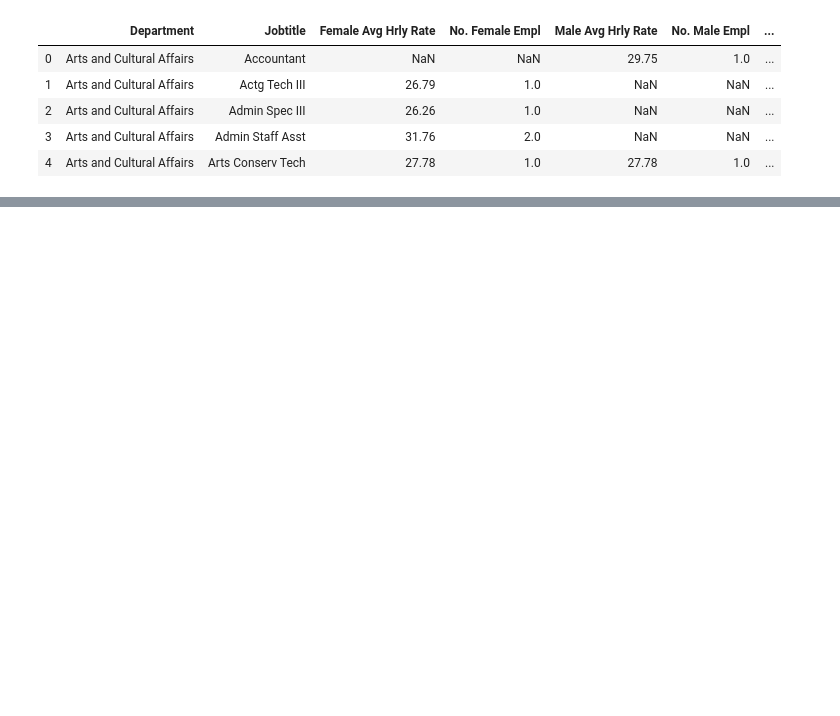
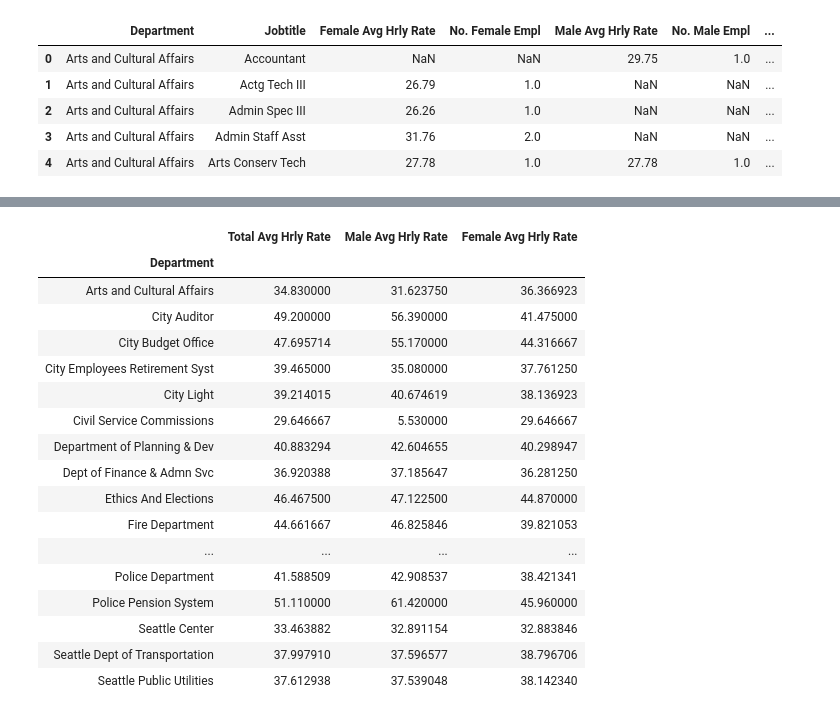
Before and after one commit to garrettsanders/Wage_Gap_Seattle, a Jupyter notebook: first_file_alex.ipynb, the cells around one changed output, grey strips where cells are left out. Cells and saved outputs as stored; diff of their text form; code cells hidden in the pictures; blank space fills up the shorter version.

```diff
--- a/first_file_alex.ipynb
+++ b/first_file_alex.ipynb
@@ -83,0 +85,31 @@ plt.show()
+# %%
+deptRateDF = dfAveWageDept.groupby(
+   ['Department']
+    ).agg(
+        {
+             'Total Avg Hrly Rate': "mean",    # Sum duration per group
+             'Male Avg Hrly Rate': "mean",  # get the count of females
+             'Female Avg Hrly Rate': "mean",  # get the count of males
+
+        }
+    )
+deptRateDF
+# %% [output]
+|  | Total Avg Hrly Rate | Male Avg Hrly Rate | Female Avg Hrly Rate |
+| Department |  |  |  |
+| Arts and Cultural Affairs | 34.830000 | 31.623750 | 36.366923 |
+| City Auditor | 49.200000 | 56.390000 | 41.475000 |
+| City Budget Office | 47.695714 | 55.170000 | 44.316667 |
+| City Employees Retirement Syst | 39.465000 | 35.080000 | 37.761250 |
+| City Light | 39.214015 | 40.674619 | 38.136923 |
+| Civil Service Commissions | 29.646667 | 5.530000 | 29.646667 |
+| Department of Planning & Dev | 40.883294 | 42.604655 | 40.298947 |
+| Dept of Finance & Admn Svc | 36.920388 | 37.185647 | 36.281250 |
+| Ethics And Elections | 46.467500 | 47.122500 | 44.870000 |
+| Fire Department | 44.661667 | 46.825846 | 39.821053 |
+| ... | ... | ... | ... |
+| Police Department | 41.588509 | 42.908537 | 38.421341 |
+| Police Pension System | 51.110000 | 61.420000 | 45.960000 |
+| Seattle Center | 33.463882 | 32.891154 | 32.883846 |
+| Seattle Dept of Transportation | 37.997910 | 37.596577 | 38.796706 |
+| Seattle Public Utilities | 37.612938 | 37.539048 | 38.142340 |
```
Also changed, not shown: parts of 5 cells of this notebook.
